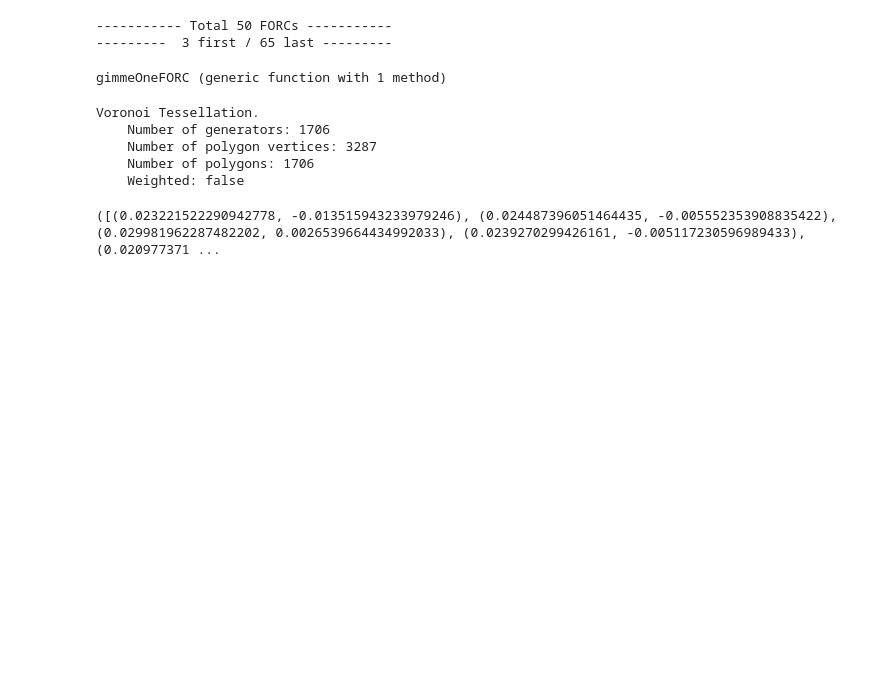
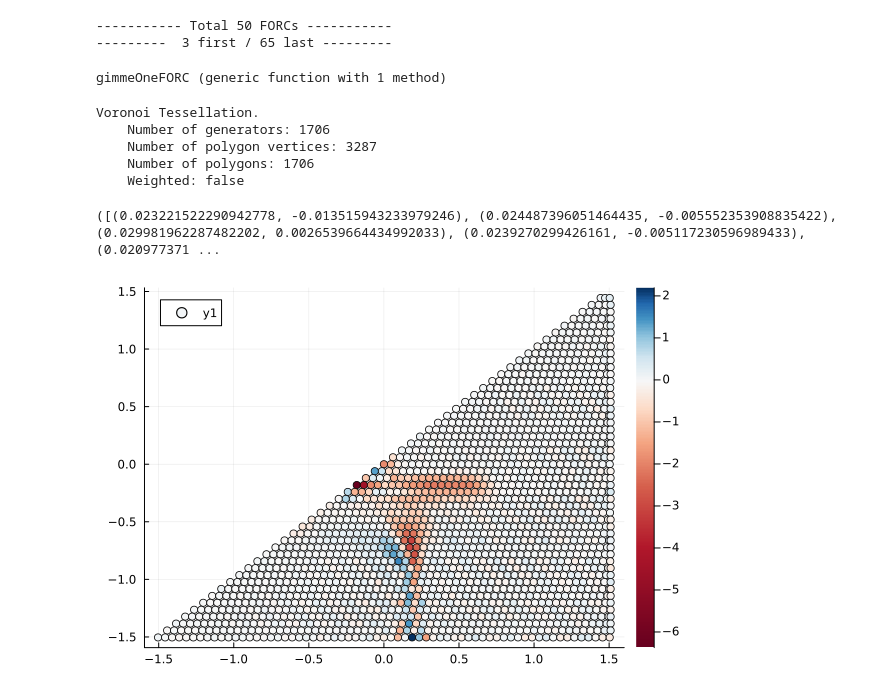
Before and after one commit to LaurentiuStoleriu/julia, a Jupyter notebook: _Magnetism/FORC-triang_myData.ipynb, the cells around one changed output. Drawn from its saved outputs; the diff is of its cells as text; code cells hidden in the pictures; blank space fills up the shorter version.

```diff
--- a/_Magnetism/FORC-triang_myData.ipynb
+++ b/_Magnetism/FORC-triang_myData.ipynb
@@ -193,7 +195,9 @@ myH = getindex.(Hg, 3)
 #heatmap(myH)
 ;
 # %%
-scatter(H_read, Hr_read, marker_z=myH)
+scatter(H_read, Hr_read, marker_z=myH, color=cgrad(:RdBu, scale=log10))
+# %% [output]
+[figure, added]
 # %%
 open(cale * "_VoronoiFORC.dat", "w") do file
     for i in 1:n
```
Also changed, not shown: parts of 1 cell of this notebook, 1 other file.
